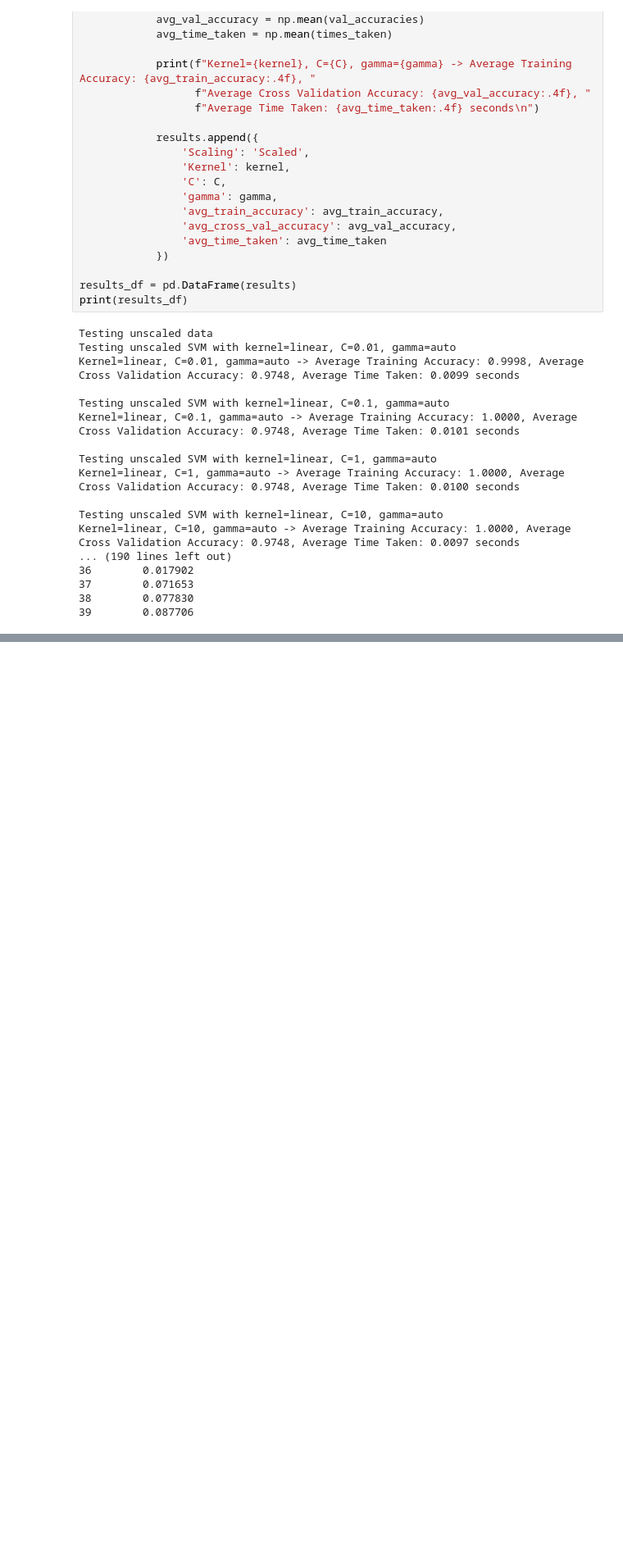
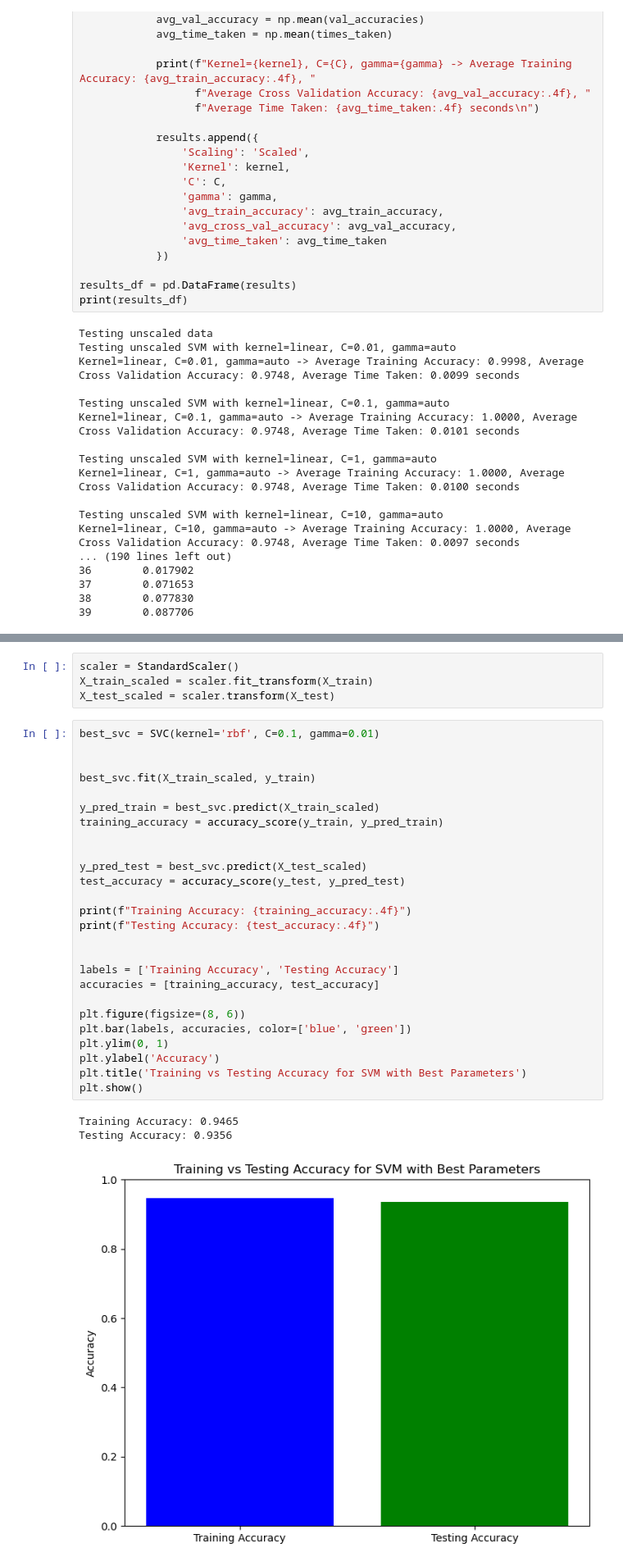
Before and after one commit to mencinas93/GBT-and-SVM, a Jupyter notebook: Midterm_Encinas_Michael_ML.ipynb, the cells around one changed output, grey strips where cells are left out. Shown: that part at 82% size. Drawn from its saved outputs; the diff is of its cells as text; blank space fills up the shorter version.

```diff
--- a/Midterm_Encinas_Michael_ML.ipynb
+++ b/Midterm_Encinas_Michael_ML.ipynb
@@ -450,3 +450,37 @@ plt.show()
 # %% [output]
 [figure]
 [figure]
+# %%
+scaler = StandardScaler()
+X_train_scaled = scaler.fit_transform(X_train)
+X_test_scaled = scaler.transform(X_test)
+# %%
+best_svc = SVC(kernel='rbf', C=0.1, gamma=0.01)
+
+
+best_svc.fit(X_train_scaled, y_train)
+
+y_pred_train = best_svc.predict(X_train_scaled)
+training_accuracy = accuracy_score(y_train, y_pred_train)
+
+
+y_pred_test = best_svc.predict(X_test_scaled)
+test_accuracy = accuracy_score(y_test, y_pred_test)
+
+print(f"Training Accuracy: {training_accuracy:.4f}")
+print(f"Testing Accuracy: {test_accuracy:.4f}")
+
+
+labels = ['Training Accuracy', 'Testing Accuracy']
+accuracies = [training_accuracy, test_accuracy]
+
+plt.figure(figsize=(8, 6))
+plt.bar(labels, accuracies, color=['blue', 'green'])
+plt.ylim(0, 1)
+plt.ylabel('Accuracy')
+plt.title('Training vs Testing Accuracy for SVM with Best Parameters')
+plt.show()
+# %% [output]
+Training Accuracy: 0.9465
+Testing Accuracy: 0.9356
+[figure, added]
```
Also changed, not shown: parts of 1 cell of this notebook.
